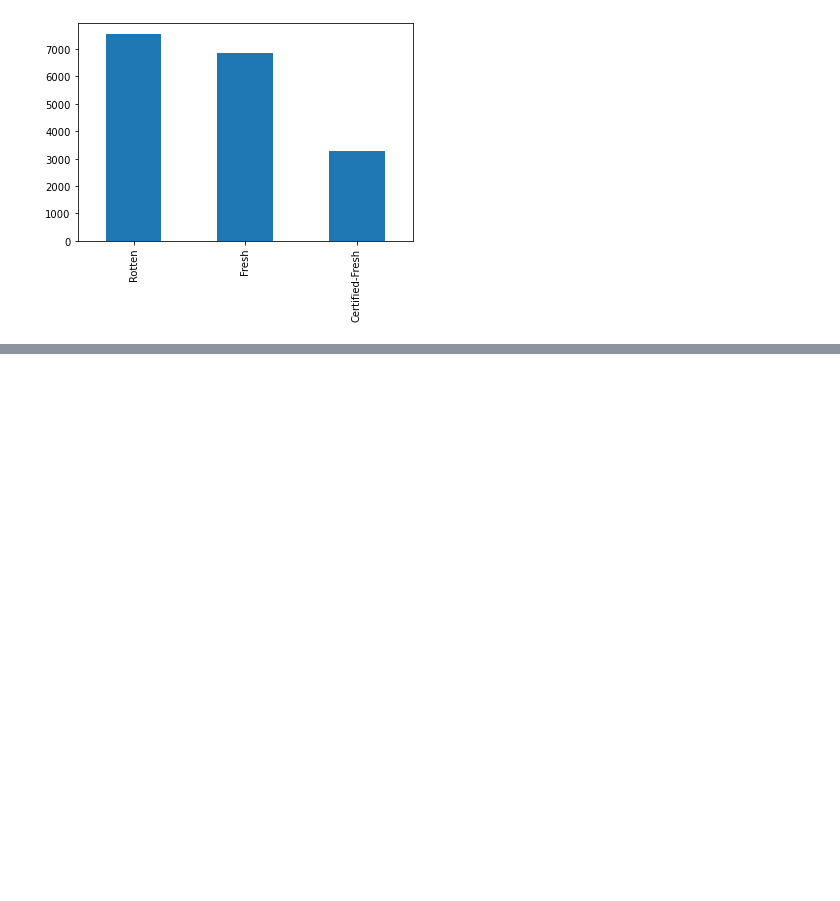
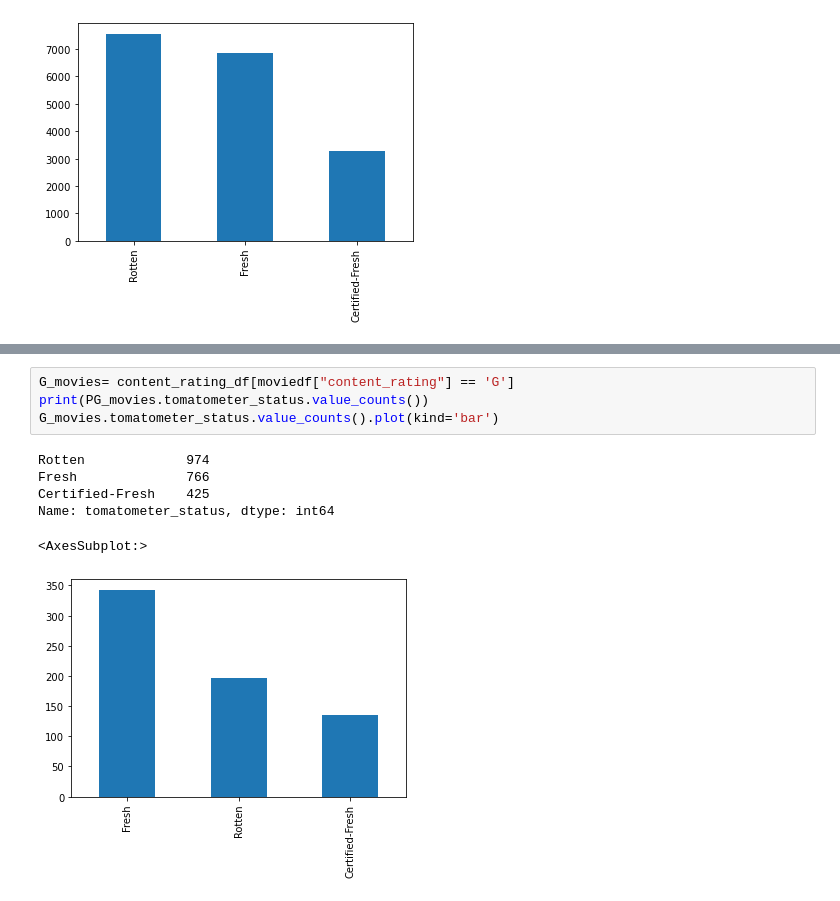
Before and after one commit to devinhughes/Rotten_tomatoes_project, a Jupyter notebook: EDA.ipynb, the cells around one changed output, grey strips where cells are left out. Saved outputs shown, nothing was run; the diff lists cells and outputs as text; blank space fills up the shorter version.

```diff
--- a/EDA.ipynb
+++ b/EDA.ipynb
@@ -156,0 +195,11 @@ moviedf['tomatometer_status'].value_counts().plot(kind='bar')
+# %%
+G_movies= content_rating_df[moviedf["content_rating"] == 'G']
+print(PG_movies.tomatometer_status.value_counts())
+G_movies.tomatometer_status.value_counts().plot(kind='bar')
+# %% [output]
+Rotten             974
+Fresh              766
+Certified-Fresh    425
+Name: tomatometer_status, dtype: int64
+<AxesSubplot:>
+[figure, added]
```
Also changed, not shown: parts of 9 cells of this notebook.
